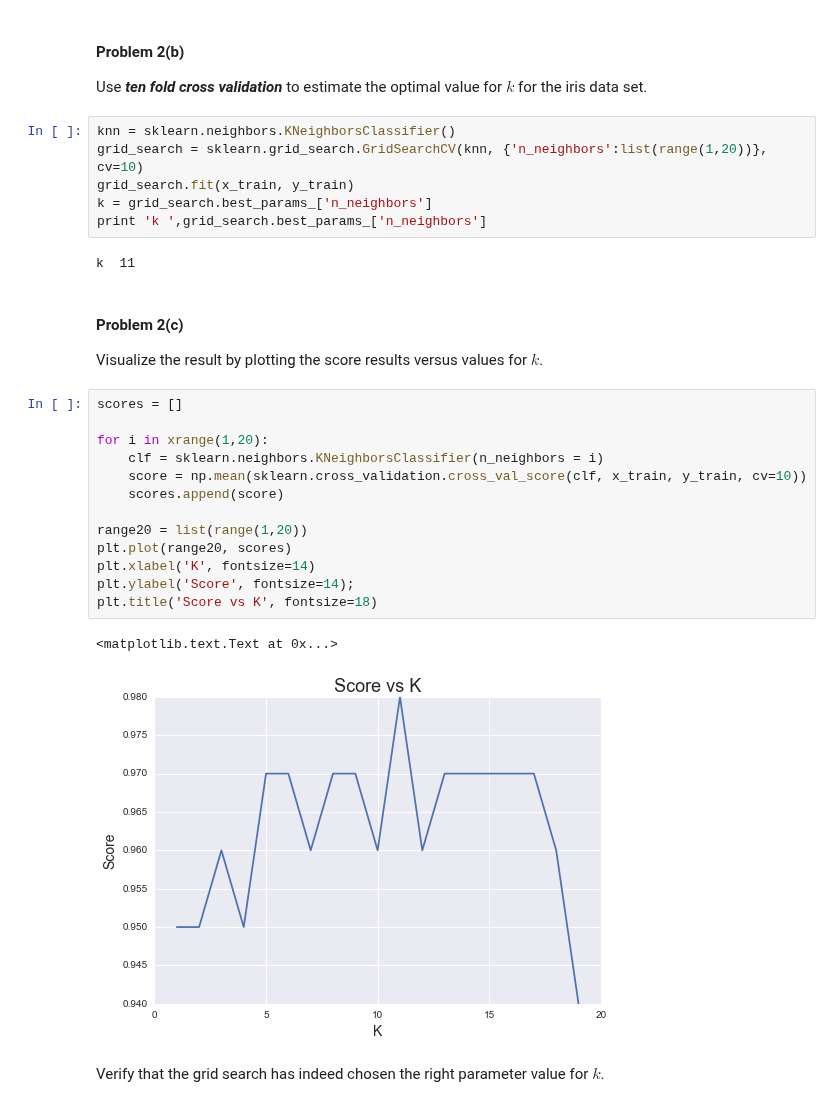
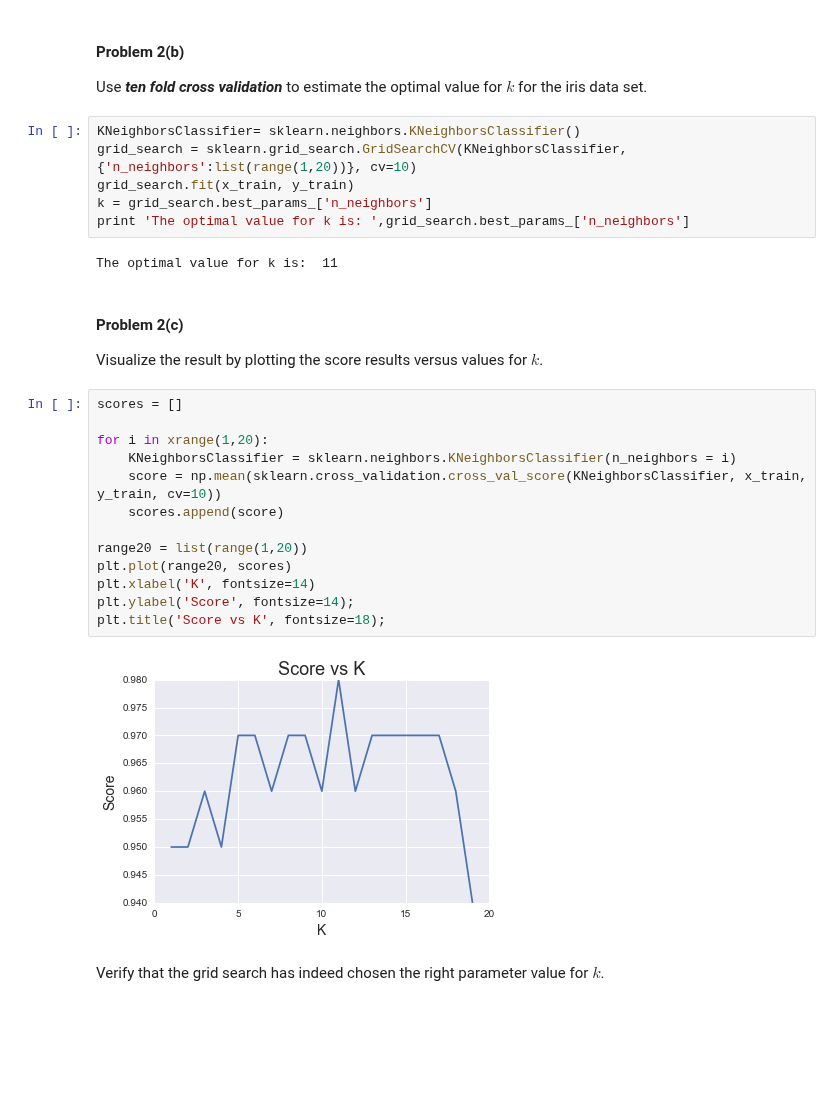
Before and after one commit to AnilKumarTeegala/DSE220_Machine_Learning, a Jupyter notebook: IPynb/Assignment_2_MAS.ipynb, the cells around one changed output. Drawn from its saved outputs; the diff is of its cells as text; blank space fills up the shorter version.

```diff
--- a/IPynb/Assignment_2_MAS.ipynb
+++ b/IPynb/Assignment_2_MAS.ipynb
@@ -527,13 +528,13 @@ y_test shape  (50,)
 
  Use ***ten fold cross validation*** to estimate the optimal value for $k$ for the iris data set.
 # %%
-knn = sklearn.neighbors.KNeighborsClassifier()
-grid_search = sklearn.grid_search.GridSearchCV(knn, {'n_neighbors':list(range(1,20))}, cv=10)
+KNeighborsClassifier= sklearn.neighbors.KNeighborsClassifier()
+grid_search = sklearn.grid_search.GridSearchCV(KNeighborsClassifier, {'n_neighbors':list(range(1,20))}, cv=10)
 grid_search.fit(x_train, y_train)
 k = grid_search.best_params_['n_neighbors']
-print 'k ',grid_search.best_params_['n_neighbors']
+print 'The optimal value for k is: ',grid_search.best_params_['n_neighbors']
 # %% [output]
-k  11
+The optimal value for k is:  11
 # %% [markdown]
 #### Problem 2(c)
 
@@ -541,19 +542,18 @@ Visualize the result by plotting the score results versus values for $k$.
 # %%
 scores = []
 
 for i in xrange(1,20):
-    clf = sklearn.neighbors.KNeighborsClassifier(n_neighbors = i)
-    score = np.mean(sklearn.cross_validation.cross_val_score(clf, x_train, y_train, cv=10))
+    KNeighborsClassifier = sklearn.neighbors.KNeighborsClassifier(n_neighbors = i)
+    score = np.mean(sklearn.cross_validation.cross_val_score(KNeighborsClassifier, x_train, y_train, cv=10))
     scores.append(score)
 
 range20 = list(range(1,20))
 plt.plot(range20, scores)
 plt.xlabel('K', fontsize=14)
 plt.ylabel('Score', fontsize=14);
-plt.title('Score vs K', fontsize=18)
+plt.title('Score vs K', fontsize=18);
 # %% [output]
-<matplotlib.text.Text at 0x...>
-[figure, old version]
+[figure, new version]
 # %% [markdown]
 Verify that the grid search has indeed chosen the right parameter value for $k$.
 # %% [markdown]
```
Also changed, not shown: parts of 17 cells of this notebook, 2 other files.
